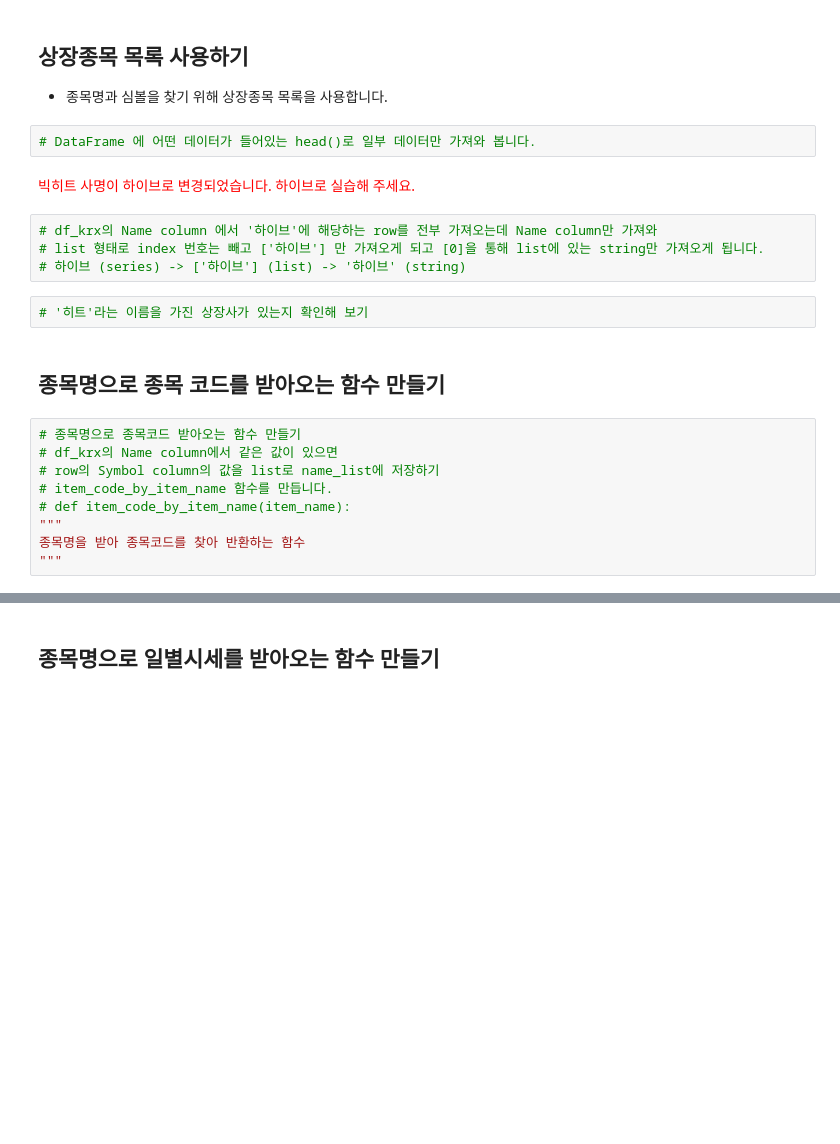
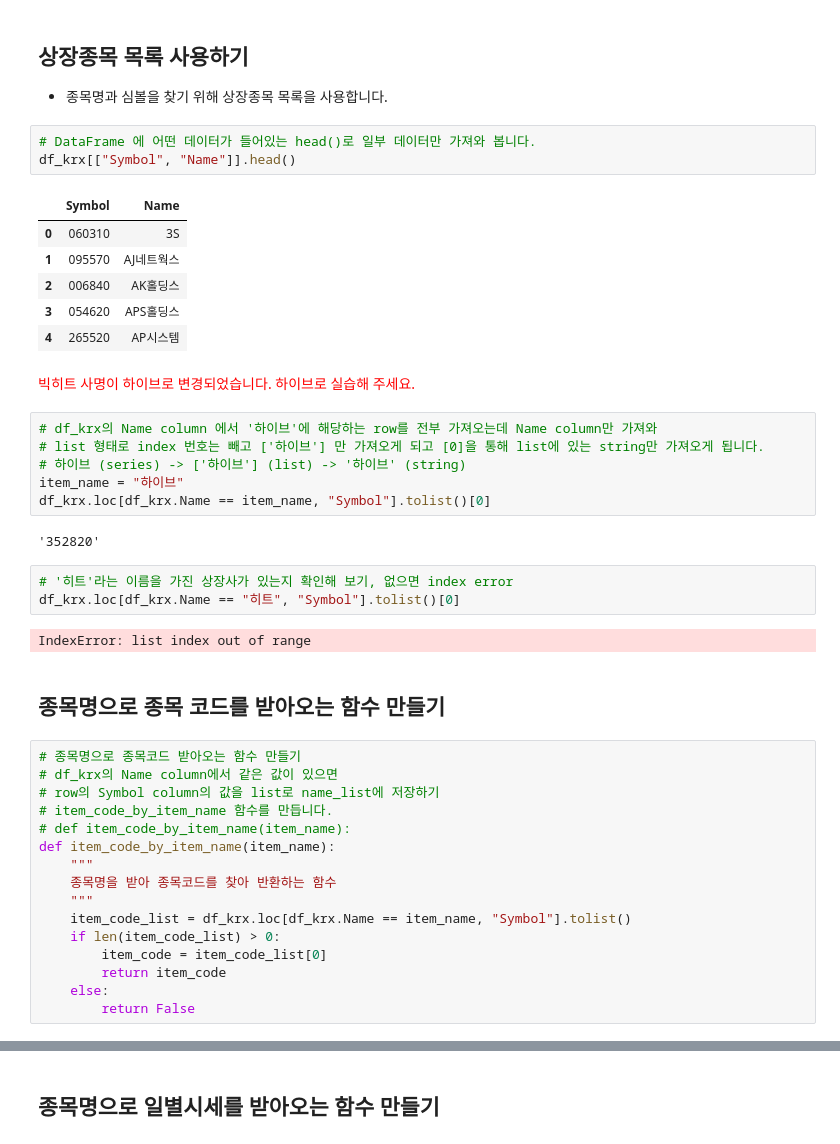
Before and after one commit to Bigdata92/finance-data-analysis-main, a Jupyter notebook: 3.1 FinanceDataReader를 통한 개별종목 수집하기-input.ipynb, the cells around one changed output, grey strips where cells are left out. Saved outputs shown, nothing was run; the diff lists cells and outputs as text; blank space fills up the shorter version.

```diff
--- a/3.1 FinanceDataReader를 통한 개별종목 수집하기-input.ipynb
+++ b/3.1 FinanceDataReader를 통한 개별종목 수집하기-input.ipynb
@@ -52,14 +56,29 @@ df.Close.plot()
 * 종목명과 심볼을 찾기 위해 상장종목 목록을 사용합니다.
 # %%
 # DataFrame 에 어떤 데이터가 들어있는 head()로 일부 데이터만 가져와 봅니다.
+df_krx[["Symbol", "Name"]].head()
+# %% [output]
+|  | Symbol | Name |
+| 0 | 060310 | 3S |
+| 1 | 095570 | AJ네트웍스 |
+| 2 | 006840 | AK홀딩스 |
+| 3 | 054620 | APS홀딩스 |
+| 4 | 265520 | AP시스템 |
 # %% [markdown]
 <font color="red">빅히트 사명이 하이브로 변경되었습니다. 하이브로 실습해 주세요.</font>
 # %%
 # df_krx의 Name column 에서 '하이브'에 해당하는 row를 전부 가져오는데 Name column만 가져와
 # list 형태로 index 번호는 빼고 ['하이브'] 만 가져오게 되고 [0]을 통해 list에 있는 string만 가져오게 됩니다.
 # 하이브 (series) -> ['하이브'] (list) -> '하이브' (string)
+item_name = "하이브"
+df_krx.loc[df_krx.Name == item_name, "Symbol"].tolist()[0]
+# %% [output]
+'352820'
 # %%
-# '히트'라는 이름을 가진 상장사가 있는지 확인해 보기
+# '히트'라는 이름을 가진 상장사가 있는지 확인해 보기, 없으면 index error
+df_krx.loc[df_krx.Name == "히트", "Symbol"].tolist()[0]
+# %% [output]
+IndexError: list index out of range
 # %% [markdown]
 ## 종목명으로 종목 코드를 받아오는 함수 만들기
 # %%
@@ -68,6 +87,13 @@ df.Close.plot()
 # row의 Symbol column의 값을 list로 name_list에 저장하기
 # item_code_by_item_name 함수를 만듭니다.
 # def item_code_by_item_name(item_name):
-"""
-종목명을 받아 종목코드를 찾아 반환하는 함수
-"""
+def item_code_by_item_name(item_name):
+    """
+    종목명을 받아 종목코드를 찾아 반환하는 함수
+    """
+    item_code_list = df_krx.loc[df_krx.Name == item_name, "Symbol"].tolist()
+    if len(item_code_list) > 0:
+        item_code = item_code_list[0]
+        return item_code
+    else:
+        return False
```
Also changed, not shown: parts of 8 cells of this notebook.
